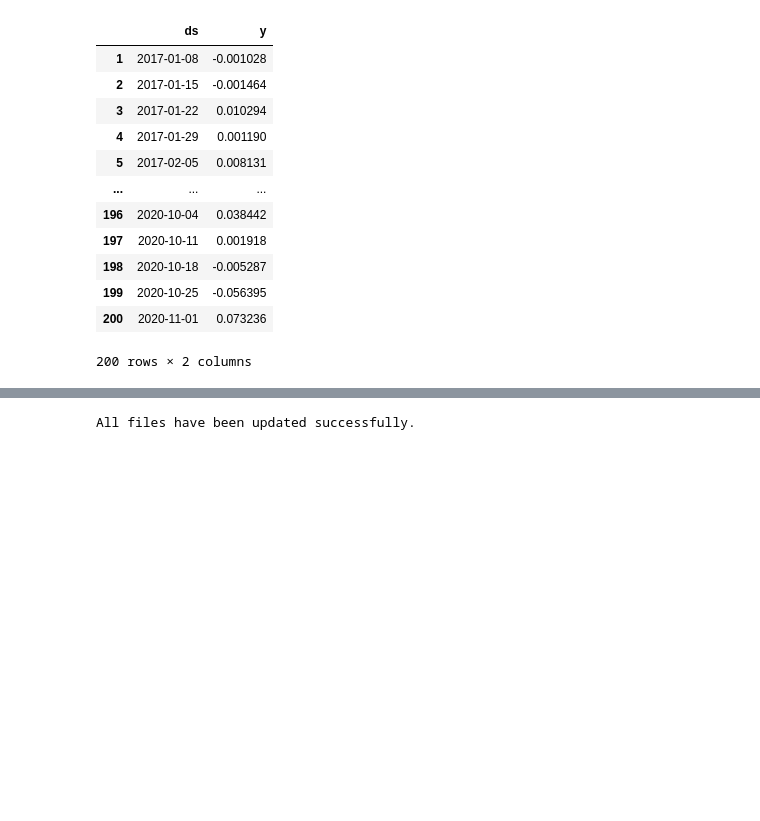
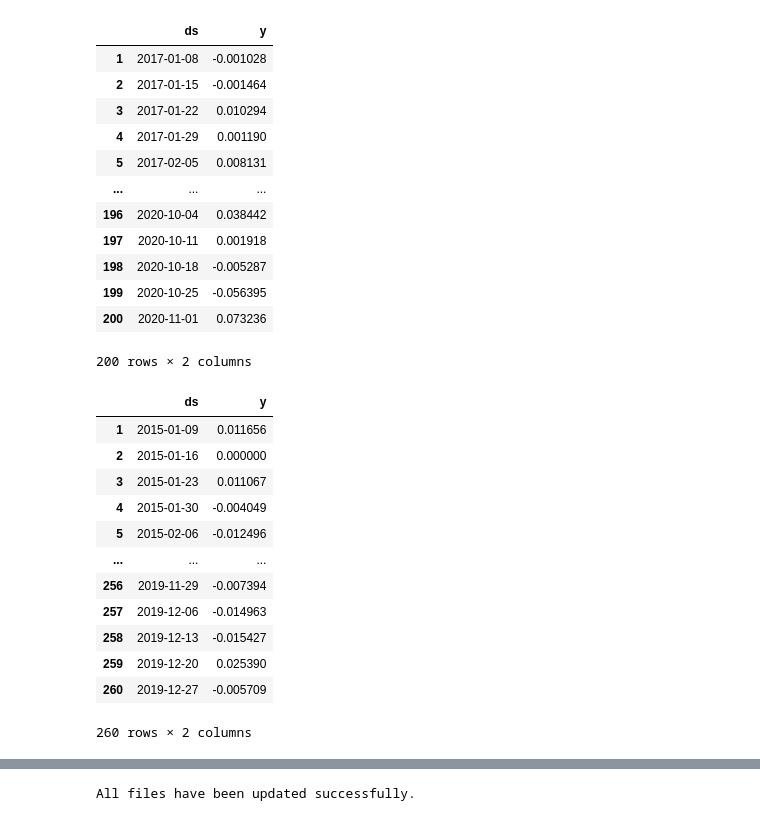
Before and after one commit to filip-topic/Time-Series-Foundation-Models-in-Financial-time-series-prediction, a Jupyter notebook: notebook.ipynb, the cells around one changed output, grey strips where cells are left out. Cells and saved outputs as stored; diff of their text form; code cells hidden in the pictures; blank space fills up the shorter version.

```diff
--- a/notebook.ipynb
+++ b/notebook.ipynb
@@ -78 +80,19 @@ a = data_loader.get_data(type = "commodity", ticker = "WTI", frequency = "monthl
 #a = data_loader.get_data(type = "stock", ticker = "IBM", frequency = "daily", start = "01-01-2023", end = "01-01-2024")
+# %%
+b = data_loader.get_data(type = "fx", ticker = "USD/GBP", frequency = "weekly", start = "2015-01-01", end = "2020-01-01", rtrn = True)
+# %%
+b
+# %% [output]
+|  | ds | y |
+| 1 | 2015-01-09 | 0.011656 |
+| 2 | 2015-01-16 | 0.000000 |
+| 3 | 2015-01-23 | 0.011067 |
+| 4 | 2015-01-30 | -0.004049 |
+| 5 | 2015-02-06 | -0.012496 |
+| ... | ... | ... |
+| 256 | 2019-11-29 | -0.007394 |
+| 257 | 2019-12-06 | -0.014963 |
+| 258 | 2019-12-13 | -0.015427 |
+| 259 | 2019-12-20 | 0.025390 |
+| 260 | 2019-12-27 | -0.005709 |
+260 rows × 2 columns
```
Also changed, not shown: parts of 16 cells of this notebook, 8 other files.
